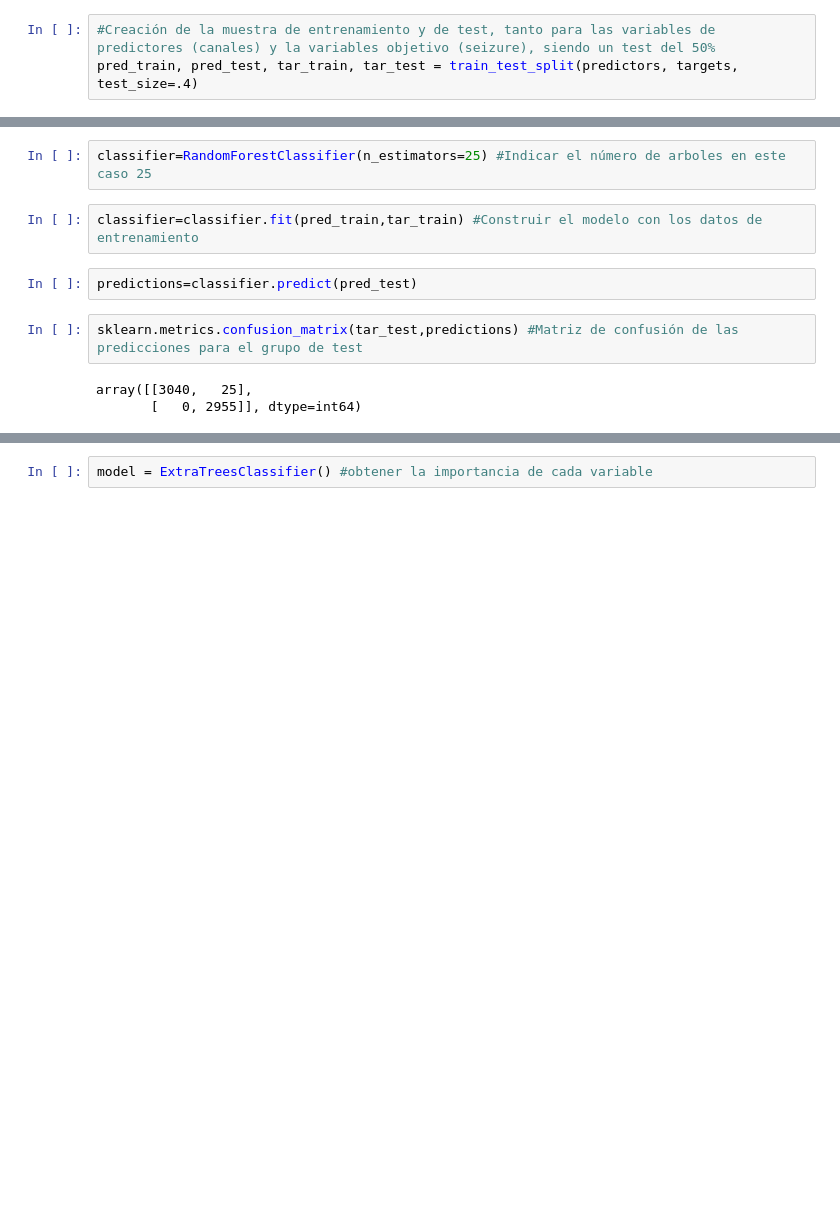
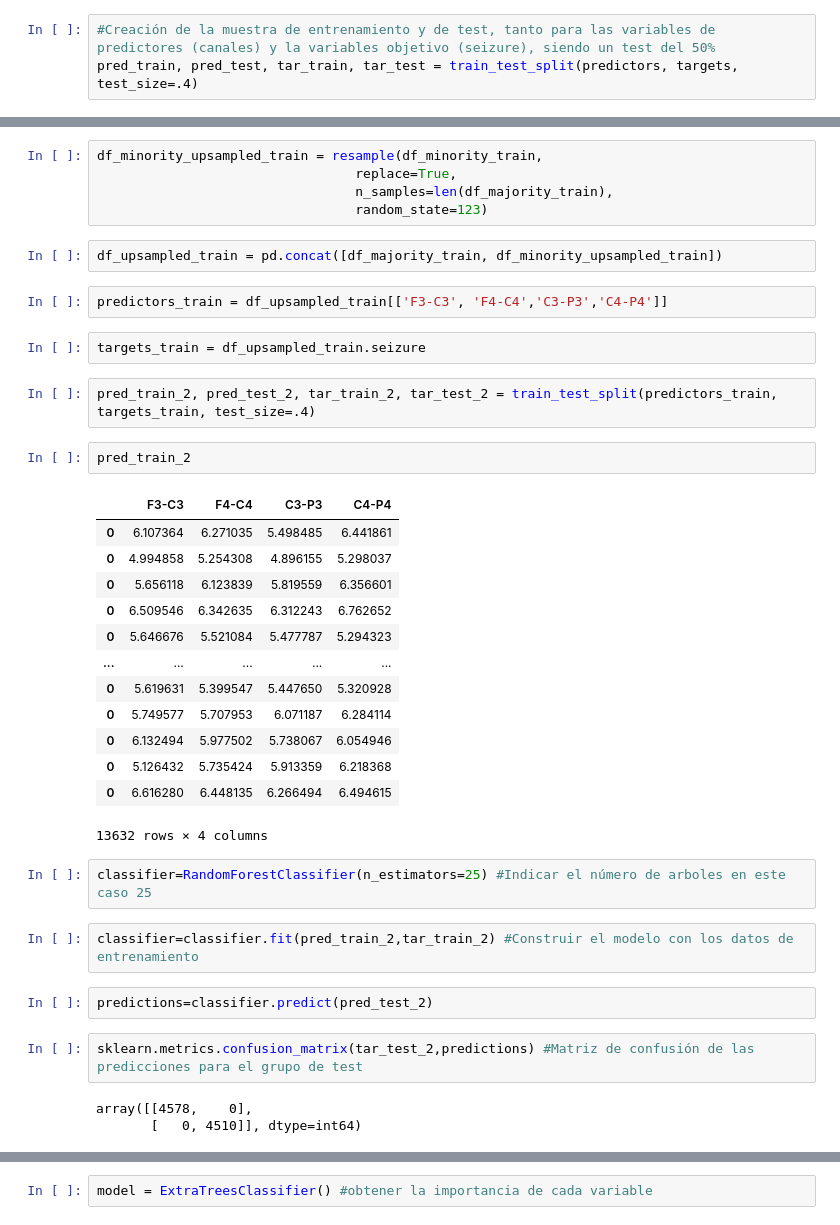
Before and after one commit to BernardoSJ/Commercial-EEG, a Jupyter notebook: Classification_tests.ipynb, the cells around one changed output, grey strips where cells are left out. Drawn from its saved outputs; the diff is of its cells as text; blank space fills up the shorter version.

Commit message:
Modo de entrenamiento y predicción de los datos

```diff
--- a/Classification_tests.ipynb
+++ b/Classification_tests.ipynb
@@ -57,11 +62,40 @@ pred_train, pred_test, tar_train, tar_test = train_test_split(predictors, target
+# %%
+df_minority_upsampled_train = resample(df_minority_train,
+                                 replace=True,
+                                 n_samples=len(df_majority_train),
+                                 random_state=123)
+# %%
+df_upsampled_train = pd.concat([df_majority_train, df_minority_upsampled_train])
+# %%
+predictors_train = df_upsampled_train[['F3-C3', 'F4-C4','C3-P3','C4-P4']]
+# %%
+targets_train = df_upsampled_train.seizure
+# %%
+pred_train_2, pred_test_2, tar_train_2, tar_test_2 = train_test_split(predictors_train, targets_train, test_size=.4)
+# %%
+pred_train_2
+# %% [output]
+|  | F3-C3 | F4-C4 | C3-P3 | C4-P4 |
+| 0 | 6.107364 | 6.271035 | 5.498485 | 6.441861 |
+| 0 | 4.994858 | 5.254308 | 4.896155 | 5.298037 |
+| 0 | 5.656118 | 6.123839 | 5.819559 | 6.356601 |
+| 0 | 6.509546 | 6.342635 | 6.312243 | 6.762652 |
+| 0 | 5.646676 | 5.521084 | 5.477787 | 5.294323 |
+| ... | ... | ... | ... | ... |
+| 0 | 5.619631 | 5.399547 | 5.447650 | 5.320928 |
+| 0 | 5.749577 | 5.707953 | 6.071187 | 6.284114 |
+| 0 | 6.132494 | 5.977502 | 5.738067 | 6.054946 |
+| 0 | 5.126432 | 5.735424 | 5.913359 | 6.218368 |
+| 0 | 6.616280 | 6.448135 | 6.266494 | 6.494615 |
+13632 rows × 4 columns
 # %%
 classifier=RandomForestClassifier(n_estimators=25) #Indicar el número de arboles en este caso 25
 # %%
-classifier=classifier.fit(pred_train,tar_train) #Construir el modelo con los datos de entrenamiento
+classifier=classifier.fit(pred_train_2,tar_train_2) #Construir el modelo con los datos de entrenamiento
 # %%
-predictions=classifier.predict(pred_test)
+predictions=classifier.predict(pred_test_2)
 # %%
-sklearn.metrics.confusion_matrix(tar_test,predictions) #Matriz de confusión de las predicciones para el grupo de test
+sklearn.metrics.confusion_matrix(tar_test_2,predictions) #Matriz de confusión de las predicciones para el grupo de test
 # %% [output]
-array([[3040,   25],
-       [   0, 2955]], dtype=int64)
+array([[4578,    0],
+       [   0, 4510]], dtype=int64)
```
Also changed, not shown: parts of 11 cells of this notebook.
